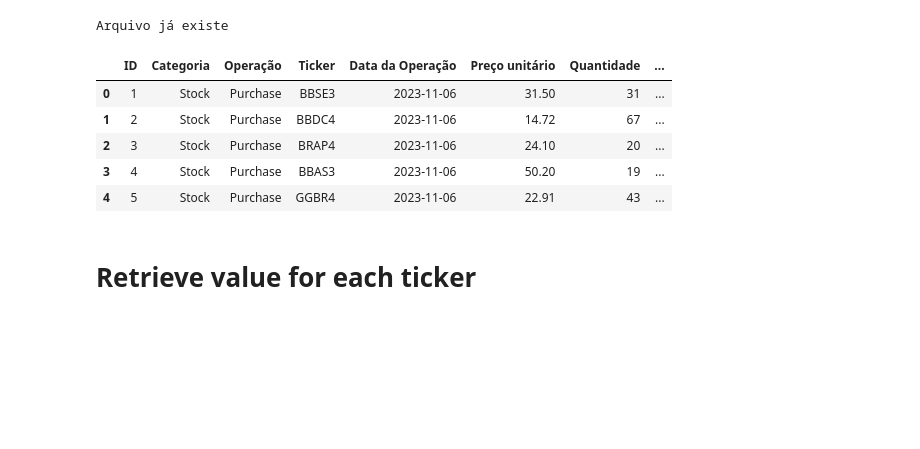
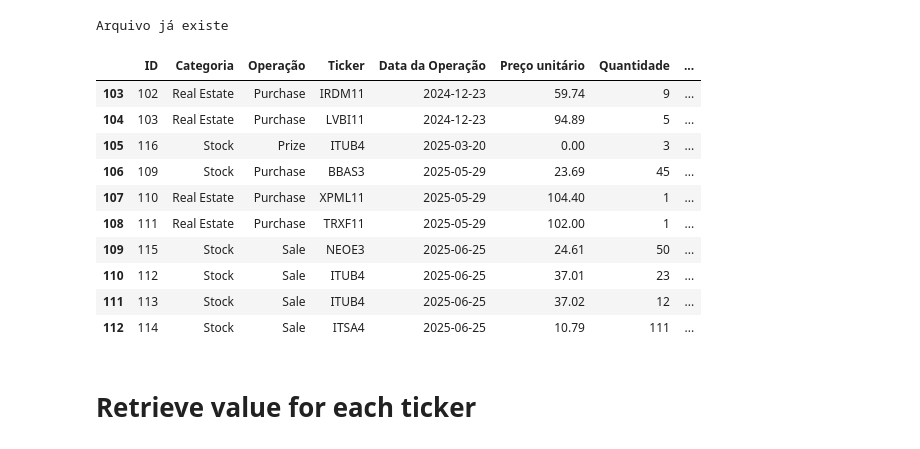
Before and after one commit to guilhermezvalente/investment-management-tool, a Jupyter notebook: sql - F1IOUR - investment-operations-report.ipynb, the cells around one changed output. Cells and saved outputs as stored; diff of their text form; code cells hidden in the pictures; blank space fills up the shorter version.

```diff
--- a/sql - F1IOUR - investment-operations-report.ipynb
+++ b/sql - F1IOUR - investment-operations-report.ipynb
@@ -44,26 +45,33 @@ Arquivo já existe
 # %%
 import sqlite3
 
 # Connect to the SQLite database
-conn = sqlite3.connect('/F2IRT - investment-registering-tool/database/operations.db')
+conn = sqlite3.connect('F2IRT - investment-registering-tool/AI Version/database/operations.db')
 
 # Read the data from the database into a DataFrame
 assets_df = pd.read_sql_query("SELECT * FROM operations", conn)
 
 # Close the connection
 conn.close()
 
 assets_df.columns=['ID', 'Categoria', 'Operação', 'Ticker', 'Data da Operação', 'Preço unitário', 'Quantidade', 'Taxas - Liquidação', 'Taxas - Emolumentos', 'Taxas - Impostos', 'Taxas - Operacional', 'Taxas - Outros', 'Taxas - IRRF', 'Timestamp']
 
+assets_df = assets_df.sort_values(by='Data da Operação', ascending=True).reset_index(drop=True)
+
 # Display the first few rows of the DataFrame
-assets_df.head()
+assets_df.tail(10)
 # %% [output]
 |  | ID | Categoria | Operação | Ticker | Data da Operação | Preço unitário | Quantidade | ... |
-| 0 | 1 | Stock | Purchase | BBSE3 | 2023-11-06 | 31.50 | 31 | ... |
-| 1 | 2 | Stock | Purchase | BBDC4 | 2023-11-06 | 14.72 | 67 | ... |
-| 2 | 3 | Stock | Purchase | BRAP4 | 2023-11-06 | 24.10 | 20 | ... |
-| 3 | 4 | Stock | Purchase | BBAS3 | 2023-11-06 | 50.20 | 19 | ... |
-| 4 | 5 | Stock | Purchase | GGBR4 | 2023-11-06 | 22.91 | 43 | ... |
+| 103 | 102 | Real Estate | Purchase | IRDM11 | 2024-12-23 | 59.74 | 9 | ... |
+| 104 | 103 | Real Estate | Purchase | LVBI11 | 2024-12-23 | 94.89 | 5 | ... |
+| 105 | 116 | Stock | Prize | ITUB4 | 2025-03-20 | 0.00 | 3 | ... |
+| 106 | 109 | Stock | Purchase | BBAS3 | 2025-05-29 | 23.69 | 45 | ... |
+| 107 | 110 | Real Estate | Purchase | XPML11 | 2025-05-29 | 104.40 | 1 | ... |
+| 108 | 111 | Real Estate | Purchase | TRXF11 | 2025-05-29 | 102.00 | 1 | ... |
+| 109 | 115 | Stock | Sale | NEOE3 | 2025-06-25 | 24.61 | 50 | ... |
+| 110 | 112 | Stock | Sale | ITUB4 | 2025-06-25 | 37.01 | 23 | ... |
+| 111 | 113 | Stock | Sale | ITUB4 | 2025-06-25 | 37.02 | 12 | ... |
+| 112 | 114 | Stock | Sale | ITSA4 | 2025-06-25 | 10.79 | 111 | ... |
 # %% [markdown]
 # Retrieve value for each ticker
 # %%
```
Also changed, not shown: parts of 11 cells of this notebook.
